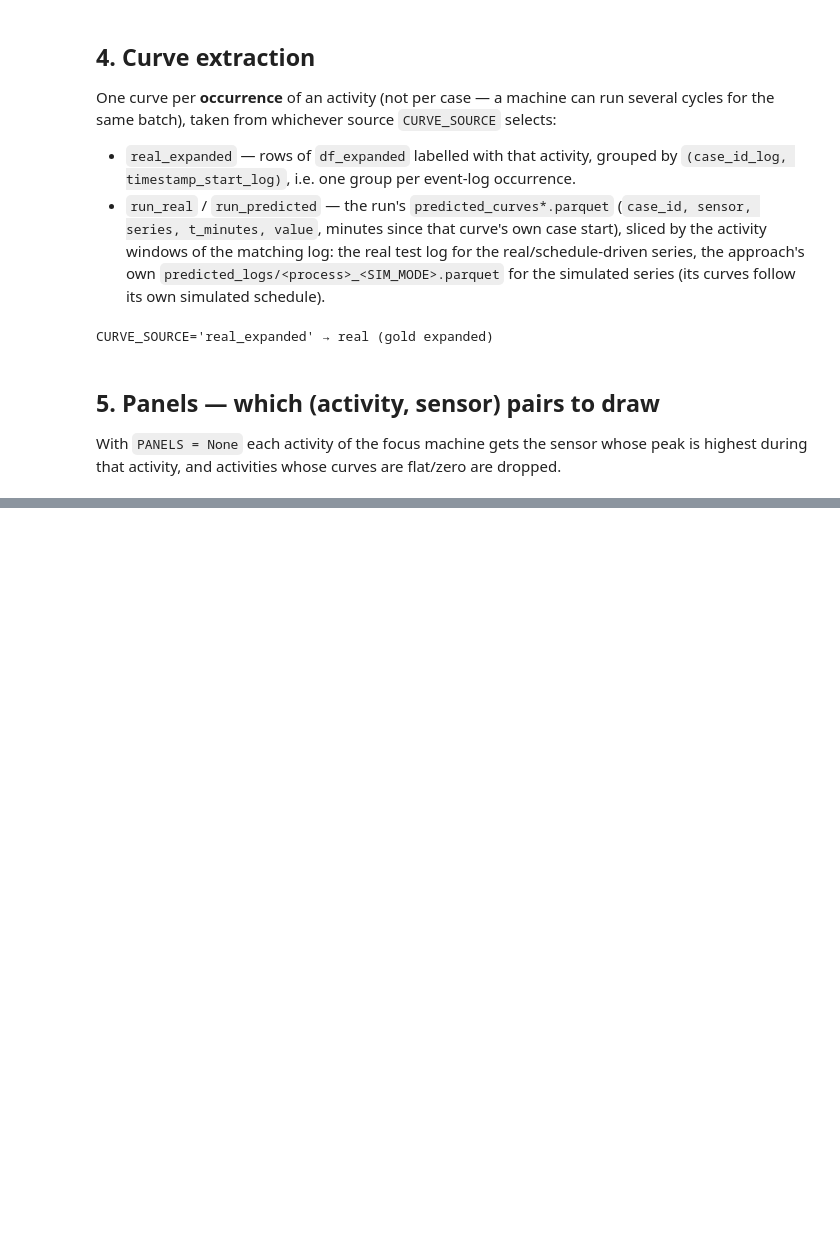
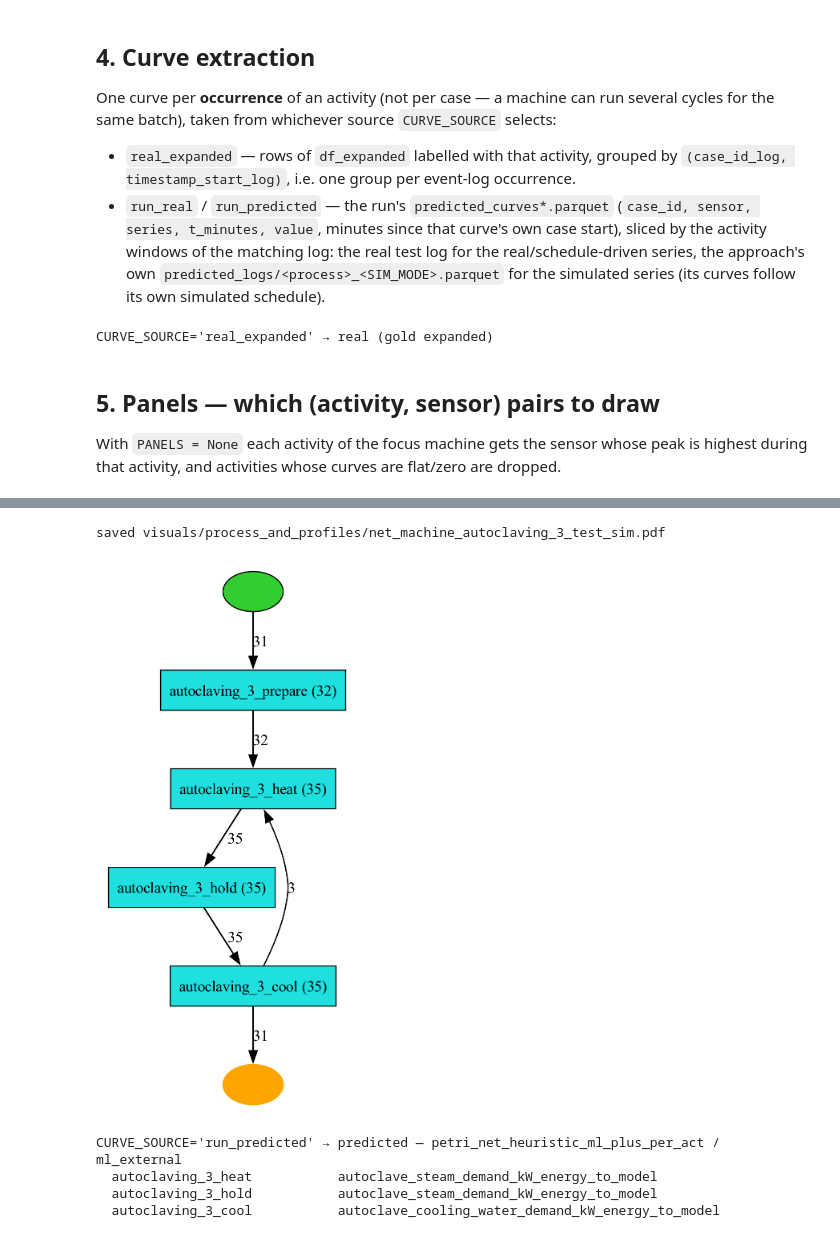
Before and after one commit to zapataunipaderborn/process_energy_demand_modelling, a Jupyter notebook: src/process_and_profiles.ipynb, the cells around one changed output, grey strips where cells are left out. Drawn from its saved outputs; the diff is of its cells as text; code cells hidden in the pictures; blank space fills up the shorter version.

```diff
--- a/src/process_and_profiles.ipynb
+++ b/src/process_and_profiles.ipynb
@@ -668,0 +757,29 @@ schedule: —
+# %%
+png_machine, gviz_machine = heuristic_net(df_machine, 'activity',
+                                          f'net_machine_{FOCUS_OBJECT}_{SPLIT}_sim.pdf')
+display(Image(filename=png_machine))
+# %% [output]
+saved visuals/process_and_profiles/net_machine_autoclaving_3_test_sim.pdf
+[figure, added]
+# %%
+# ── 9.5 source label + panels for this config ─────────────────────────────────
+if CURVE_SOURCE == 'real_expanded':
+    SOURCE_TAG, SOURCE_LABEL = 'real', 'real (gold expanded)'
+else:
+    _series = SIM_SERIES or ('real' if CURVE_SOURCE == 'run_real' else 'predicted')
+    SOURCE_TAG   = f'{_series}_{SIM_MODE}' + (f'_{SIM_APPROACH}' if SIM_APPROACH else '')
+    SOURCE_LABEL = f'{_series} — {SIM_MODE}' + (f' / {SIM_APPROACH}' if SIM_APPROACH else '')
+print(f'CURVE_SOURCE={CURVE_SOURCE!r} → {SOURCE_LABEL}')
+
+if PANELS is None:
+    panels = [(a, s) for a in MACHINE_ACTIVITIES if (s := dominant_sensor(a))]
+else:
+    panels = list(PANELS)
+
+for a, s in panels:
+    print(f'  {a:<28} {s}')
+# %% [output]
+CURVE_SOURCE='run_predicted' → predicted — petri_net_heuristic_ml_plus_per_act / ml_external
+  autoclaving_3_heat           autoclave_steam_demand_kW_energy_to_model
+  autoclaving_3_hold           autoclave_steam_demand_kW_energy_to_model
+  autoclaving_3_cool           autoclave_cooling_water_demand_kW_energy_to_model
```
Also changed, not shown: parts of 25 cells of this notebook, 19 other files.
